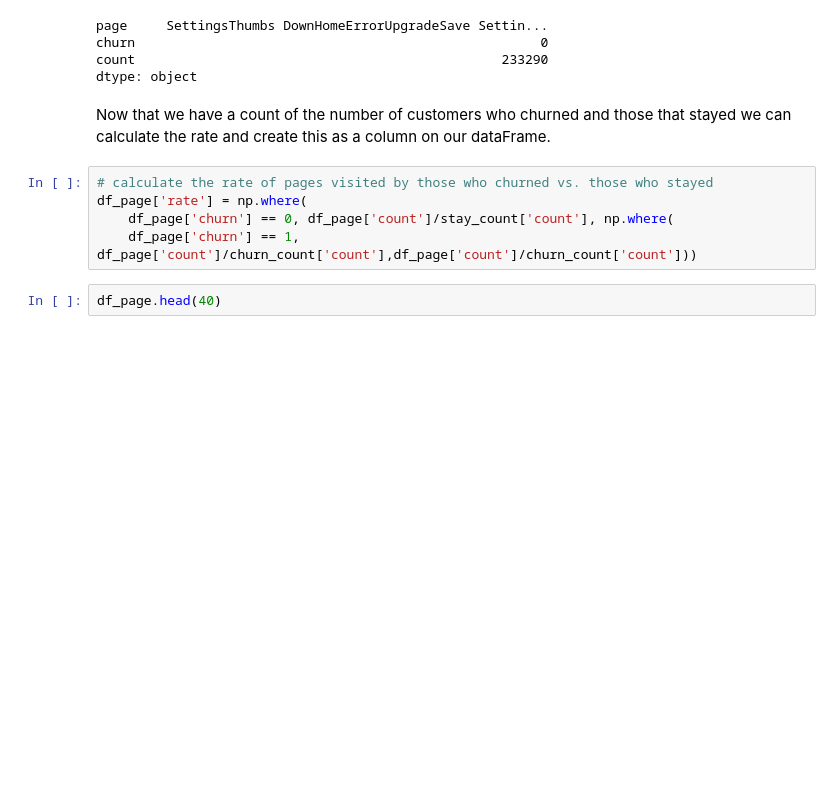
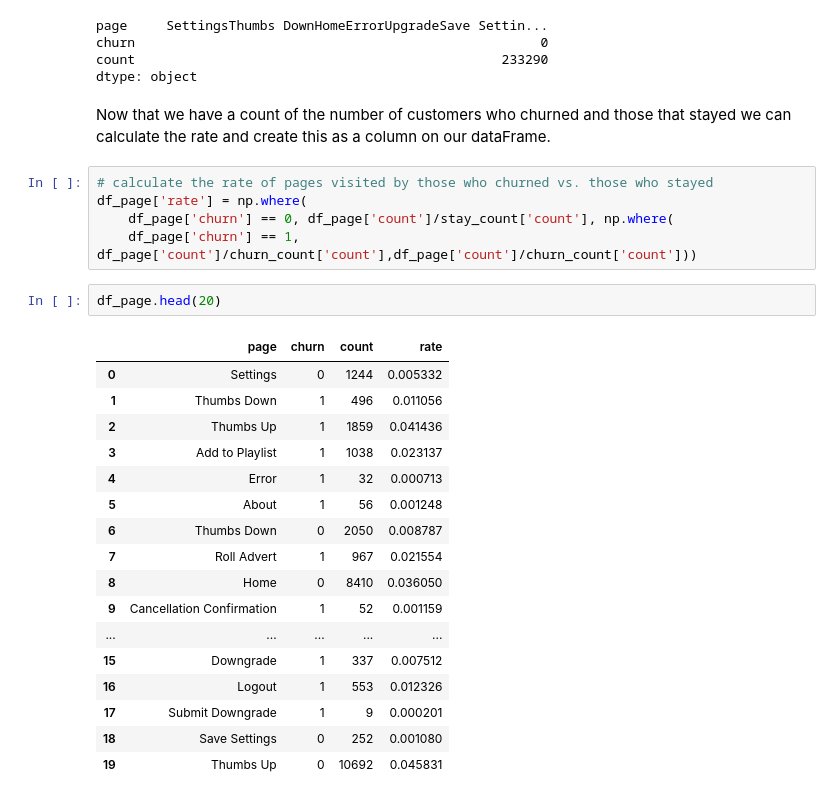
Before and after one commit to Nima-Sayyah/Sparkify, a Jupyter notebook: Sparkify.ipynb, the cells around one changed output. Saved outputs shown, nothing was run; the diff lists cells and outputs as text; blank space fills up the shorter version.

```diff
--- a/Sparkify.ipynb
+++ b/Sparkify.ipynb
@@ -736,10 +736,28 @@ count                                               233290
 dtype: object
 # %% [markdown]
 Now that we have a count of the number of customers who churned and those that stayed we can calculate the rate and create this as a column on our dataFrame.
-# %%
-# calculate the rate of pages visited by those who churned vs. those who stayed
-df_page['rate'] = np.where(
-    df_page['churn'] == 0, df_page['count']/stay_count['count'], np.where(
-    df_page['churn'] == 1, df_page['count']/churn_count['count'],df_page['count']/churn_count['count']))
-# %%
-df_page.head(40)
+# %%
+# calculate the rate of pages visited by those who churned vs. those who stayed
+df_page['rate'] = np.where(
+    df_page['churn'] == 0, df_page['count']/stay_count['count'], np.where(
+    df_page['churn'] == 1, df_page['count']/churn_count['count'],df_page['count']/churn_count['count']))
+# %%
+df_page.head(20)
+# %% [output]
+|  | page | churn | count | rate |
+| 0 | Settings | 0 | 1244 | 0.005332 |
+| 1 | Thumbs Down | 1 | 496 | 0.011056 |
+| 2 | Thumbs Up | 1 | 1859 | 0.041436 |
+| 3 | Add to Playlist | 1 | 1038 | 0.023137 |
+| 4 | Error | 1 | 32 | 0.000713 |
+| 5 | About | 1 | 56 | 0.001248 |
+| 6 | Thumbs Down | 0 | 2050 | 0.008787 |
+| 7 | Roll Advert | 1 | 967 | 0.021554 |
+| 8 | Home | 0 | 8410 | 0.036050 |
+| 9 | Cancellation Confirmation | 1 | 52 | 0.001159 |
+| ... | ... | ... | ... | ... |
+| 15 | Downgrade | 1 | 337 | 0.007512 |
+| 16 | Logout | 1 | 553 | 0.012326 |
+| 17 | Submit Downgrade | 1 | 9 | 0.000201 |
+| 18 | Save Settings | 0 | 252 | 0.001080 |
+| 19 | Thumbs Up | 0 | 10692 | 0.045831 |
```
Also changed, not shown: parts of 2 cells of this notebook.
